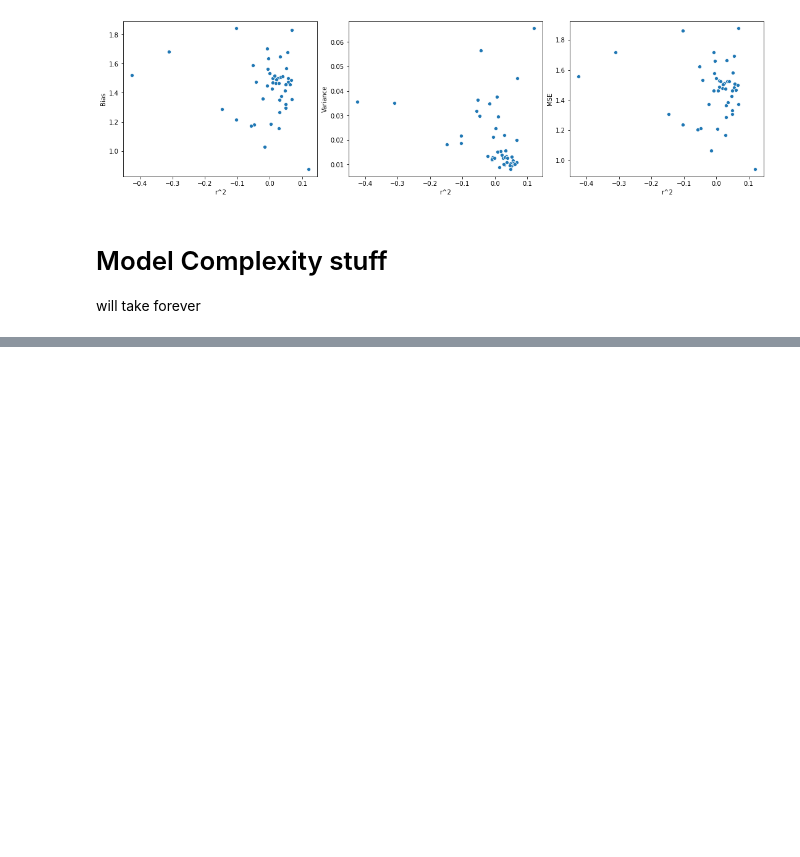
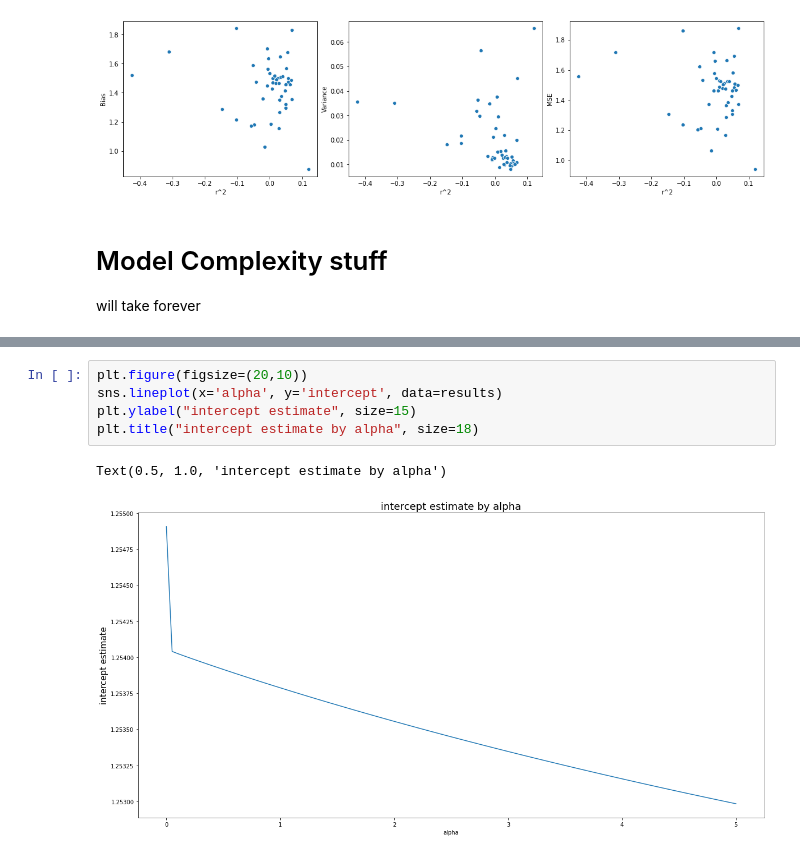
Before and after one commit to christiejibaraki/bias_variance_explo, a Jupyter notebook: bias-variance-tradeoff.ipynb, the cells around one changed output, grey strips where cells are left out. Cells and saved outputs as stored; diff of their text form; blank space fills up the shorter version.

```diff
--- a/bias-variance-tradeoff.ipynb
+++ b/bias-variance-tradeoff.ipynb
@@ -224,0 +275,8 @@ Name: alpha, dtype: float64
+# %%
+plt.figure(figsize=(20,10))
+sns.lineplot(x='alpha', y='intercept', data=results)
+plt.ylabel("intercept estimate", size=15)
+plt.title("intercept estimate by alpha", size=18)
+# %% [output]
+Text(0.5, 1.0, 'intercept estimate by alpha')
+[figure, added]
```
Also changed, not shown: parts of 10 cells of this notebook.
